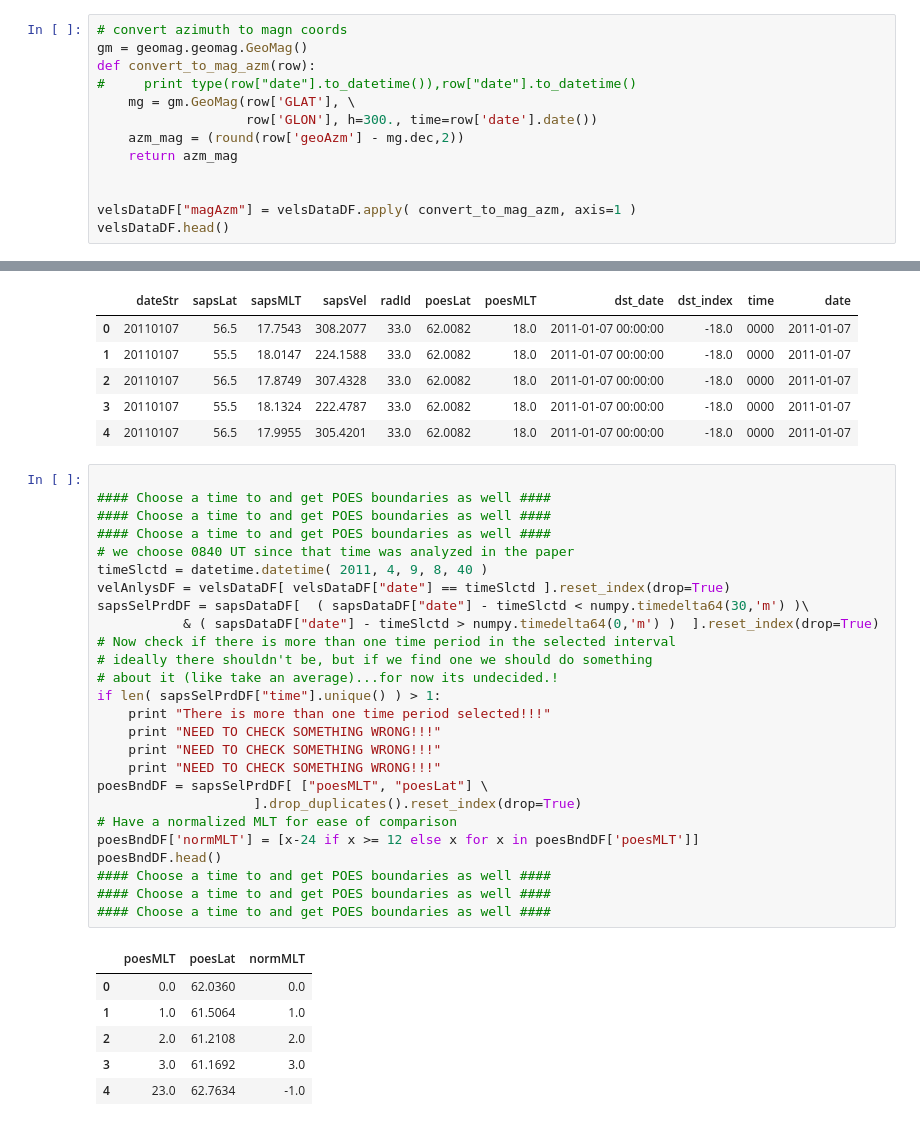
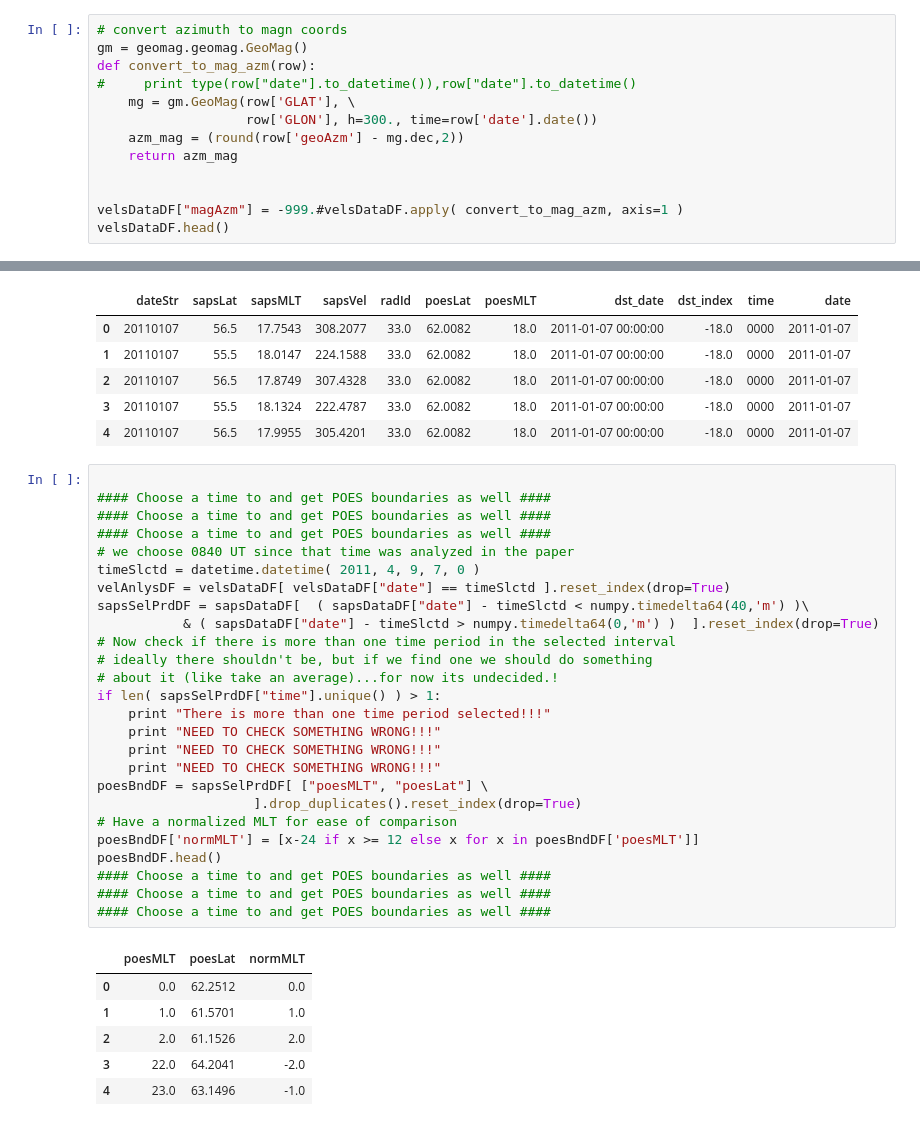
Before and after one commit to bharatreddy/indsvels, a Jupyter notebook: ipy/apr9-event-data.ipynb, the cells around one changed output, grey strips where cells are left out. Cells and saved outputs as stored; diff of their text form.

```diff
--- a/ipy/apr9-event-data.ipynb
+++ b/ipy/apr9-event-data.ipynb
@@ -48,7 +48,7 @@ def convert_to_mag_azm(row):
     return azm_mag
 
 
-velsDataDF["magAzm"] = velsDataDF.apply( convert_to_mag_azm, axis=1 )
+velsDataDF["magAzm"] = -999.#velsDataDF.apply( convert_to_mag_azm, axis=1 )
 velsDataDF.head()
 # %% [output]
 |  | dateStr | timeStr | beam | range | geoAzm | azimCalcMag | vLos | spwdth | pwr | MLAT | MLON | ... |
@@ -101,36 +101,36 @@ sapsDataDF.head()
 # %%
 
 #### Choose a time to and get POES boundaries as well ####
 #### Choose a time to and get POES boundaries as well ####
 #### Choose a time to and get POES boundaries as well ####
 # we choose 0840 UT since that time was analyzed in the paper
-timeSlctd = datetime.datetime( 2011, 4, 9, 8, 40 )
+timeSlctd = datetime.datetime( 2011, 4, 9, 7, 0 )
 velAnlysDF = velsDataDF[ velsDataDF["date"] == timeSlctd ].reset_index(drop=True)
-sapsSelPrdDF = sapsDataDF[  ( sapsDataDF["date"] - timeSlctd < numpy.timedelta64(30,'m') )\
+sapsSelPrdDF = sapsDataDF[  ( sapsDataDF["date"] - timeSlctd < numpy.timedelta64(40,'m') )\
            & ( sapsDataDF["date"] - timeSlctd > numpy.timedelta64(0,'m') )  ].reset_index(drop=True)
 # Now check if there is more than one time period in the selected interval
 # ideally there shouldn't be, but if we find one we should do something
 # about it (like take an average)...for now its undecided.!
 if len( sapsSelPrdDF["time"].unique() ) > 1:
     print "There is more than one time period selected!!!"
     print "NEED TO CHECK SOMETHING WRONG!!!"
     print "NEED TO CHECK SOMETHING WRONG!!!"
     print "NEED TO CHECK SOMETHING WRONG!!!"
 poesBndDF = sapsSelPrdDF[ ["poesMLT", "poesLat"] \
                     ].drop_duplicates().reset_index(drop=True)
 # Have a normalized MLT for ease of comparison
 poesBndDF['normMLT'] = [x-24 if x >= 12 else x for x in poesBndDF['poesMLT']]
 poesBndDF.head()
 #### Choose a time to and get POES boundaries as well ####
 #### Choose a time to and get POES boundaries as well ####
 #### Choose a time to and get POES boundaries as well ####
 # %% [output]
 |  | poesMLT | poesLat | normMLT |
-| 0 | 0.0 | 62.0360 | 0.0 |
-| 1 | 1.0 | 61.5064 | 1.0 |
-| 2 | 2.0 | 61.2108 | 2.0 |
-| 3 | 3.0 | 61.1692 | 3.0 |
-| 4 | 23.0 | 62.7634 | -1.0 |
+| 0 | 0.0 | 62.2512 | 0.0 |
+| 1 | 1.0 | 61.5701 | 1.0 |
+| 2 | 2.0 | 61.1526 | 2.0 |
+| 3 | 22.0 | 64.2041 | -2.0 |
+| 4 | 23.0 | 63.1496 | -1.0 |
 # %%
 #### For the chosen time get velocities which fall below POES BND ####
 #### For the chosen time get velocities which fall below POES BND ####
```
Also changed, not shown: parts of 2 cells of this notebook, 13 other files.
